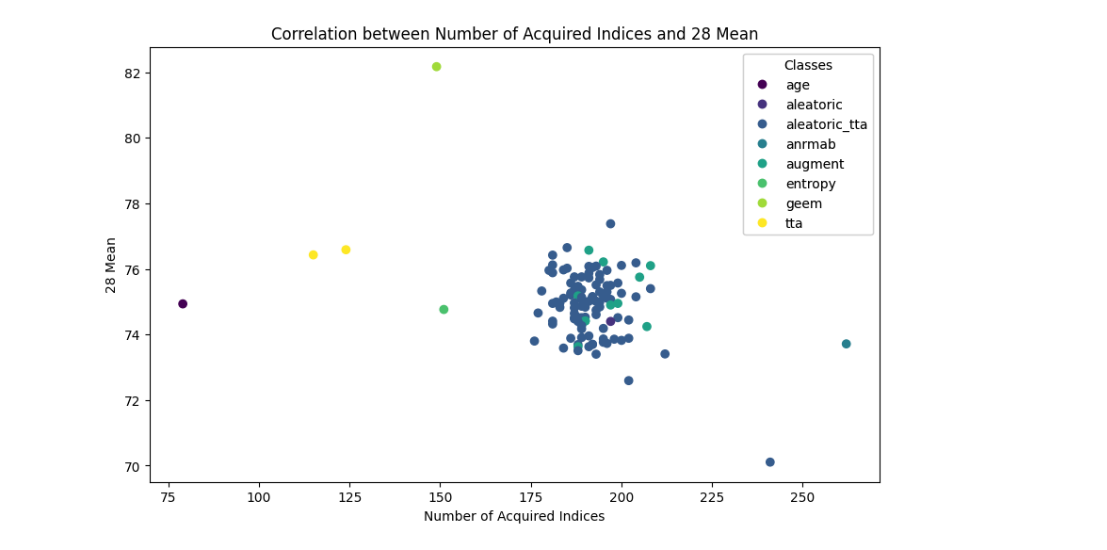
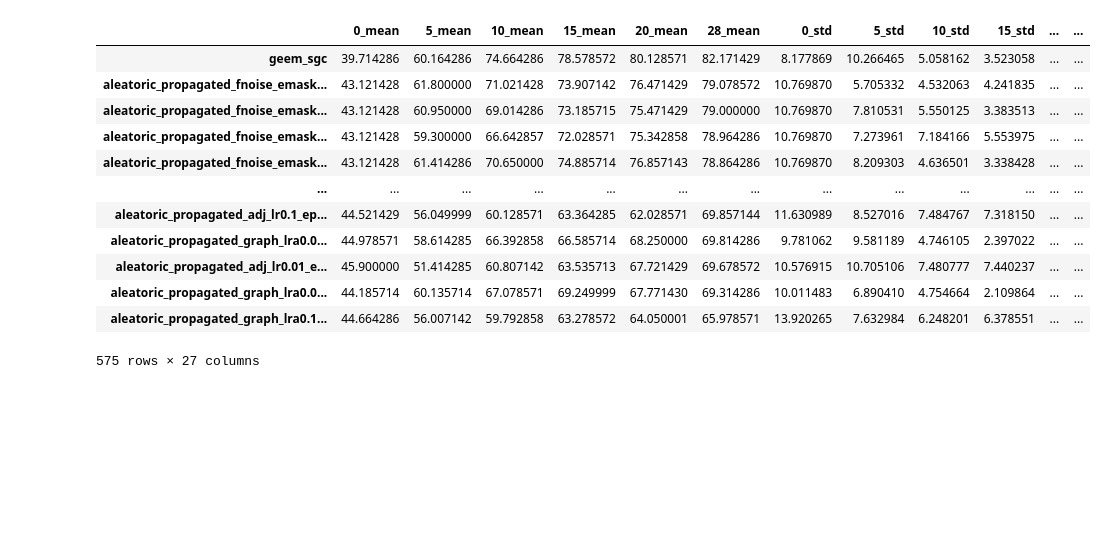
Before and after one commit to drigba/uq-for-al-on-graphs, a Jupyter notebook: notebooks/plot_indexes.ipynb, the cells around one changed output. Drawn from its saved outputs; the diff is of its cells as text; code cells hidden in the pictures; blank space fills up the shorter version.

```diff
--- a/notebooks/plot_indexes.ipynb
+++ b/notebooks/plot_indexes.ipynb
@@ -18,6 +26,6 @@ Loading metrics
 Saving metrics to cache
 # %%
-strategies_names = ["aleatoric_propagated", "age","anrmab", "entropy"]
+strategies_names = ["aleatoric_propagated", "age","anrmab", "entropy", "random"]
 metrics_dict_cora_sgc = load_results("cora_ml", "sgc", strategies_names, save=False, cached=False, cache_path="../other_data")
 all_metrics[("cora_ml", "sgc")] = metrics_dict_cora_sgc
 # %% [output]
@@ -119,18 +97,17 @@ big_cora_df.loc[(big_cora_df.index.str.contains("iquery")), "strategy"] = big_co
-# %%
-to_plot = big_cora_df[(big_cora_df["strategy"] != "educated") & ~big_cora_df.index.str.contains("iquery") &~big_cora_df.index.str.contains("_filter")  ]
-category_mapping = dict(enumerate(to_plot["strategy"].astype("category").cat.categories))
-colors = to_plot["strategy"].astype("category").cat.codes
-
-fig, ax = plt.subplots(figsize=(10,6))
-scatter = ax.scatter(to_plot["num_acquired_indices"], to_plot["28_mean"], c=colors, cmap="viridis")
-plt.xlabel("Number of Acquired Indices")
-plt.ylabel("28 Mean")
-plt.title("Correlation between Number of Acquired Indices and 28 Mean")
-
-l = [ category_mapping[i] for i in range(len(category_mapping)) ]
-handles, labels = scatter.legend_elements()
-legend1 = ax.legend(handles=handles, labels=l, loc="best", title="Classes")
-ax.add_artist(legend1)
-plt.show()
-# %% [output]
-[figure, removed]
+# %%
+big_cora_df = pd.concat(df_combined)
+big_cora_df
+# %% [output]
+|  | 0_mean | 5_mean | 10_mean | 15_mean | 20_mean | 28_mean | 0_std | 5_std | 10_std | 15_std | ... | ... |
+| geem_sgc | 39.714286 | 60.164286 | 74.664286 | 78.578572 | 80.128571 | 82.171429 | 8.177869 | 10.266465 | 5.058162 | 3.523058 | ... | ... |
+| aleatoric_propagated_fnoise_emask... | 43.121428 | 61.800000 | 71.021428 | 73.907142 | 76.471429 | 79.078572 | 10.769870 | 5.705332 | 4.532063 | 4.241835 | ... | ... |
+| aleatoric_propagated_fnoise_emask... | 43.121428 | 60.950000 | 69.014286 | 73.185715 | 75.471429 | 79.000000 | 10.769870 | 7.810531 | 5.550125 | 3.383513 | ... | ... |
+| aleatoric_propagated_fnoise_emask... | 43.121428 | 59.300000 | 66.642857 | 72.028571 | 75.342858 | 78.964286 | 10.769870 | 7.273961 | 7.184166 | 5.553975 | ... | ... |
+| aleatoric_propagated_fnoise_emask... | 43.121428 | 61.414286 | 70.650000 | 74.885714 | 76.857143 | 78.864286 | 10.769870 | 8.209303 | 4.636501 | 3.338428 | ... | ... |
+| ... | ... | ... | ... | ... | ... | ... | ... | ... | ... | ... | ... | ... |
+| aleatoric_propagated_adj_lr0.1_ep... | 44.521429 | 56.049999 | 60.128571 | 63.364285 | 62.028571 | 69.857144 | 11.630989 | 8.527016 | 7.484767 | 7.318150 | ... | ... |
+| aleatoric_propagated_graph_lra0.0... | 44.978571 | 58.614285 | 66.392858 | 66.585714 | 68.250000 | 69.814286 | 9.781062 | 9.581189 | 4.746105 | 2.397022 | ... | ... |
+| aleatoric_propagated_adj_lr0.01_e... | 45.900000 | 51.414285 | 60.807142 | 63.535713 | 67.721429 | 69.678572 | 10.576915 | 10.705106 | 7.480777 | 7.440237 | ... | ... |
+| aleatoric_propagated_graph_lra0.0... | 44.185714 | 60.135714 | 67.078571 | 69.249999 | 67.771430 | 69.314286 | 10.011483 | 6.890410 | 4.754664 | 2.109864 | ... | ... |
+| aleatoric_propagated_graph_lra0.1... | 44.664286 | 56.007142 | 59.792858 | 63.278572 | 64.050001 | 65.978571 | 13.920265 | 7.632984 | 6.248201 | 6.378551 | ... | ... |
+575 rows × 27 columns
```
Also changed, not shown: parts of 26 cells of this notebook, 3 other files.
